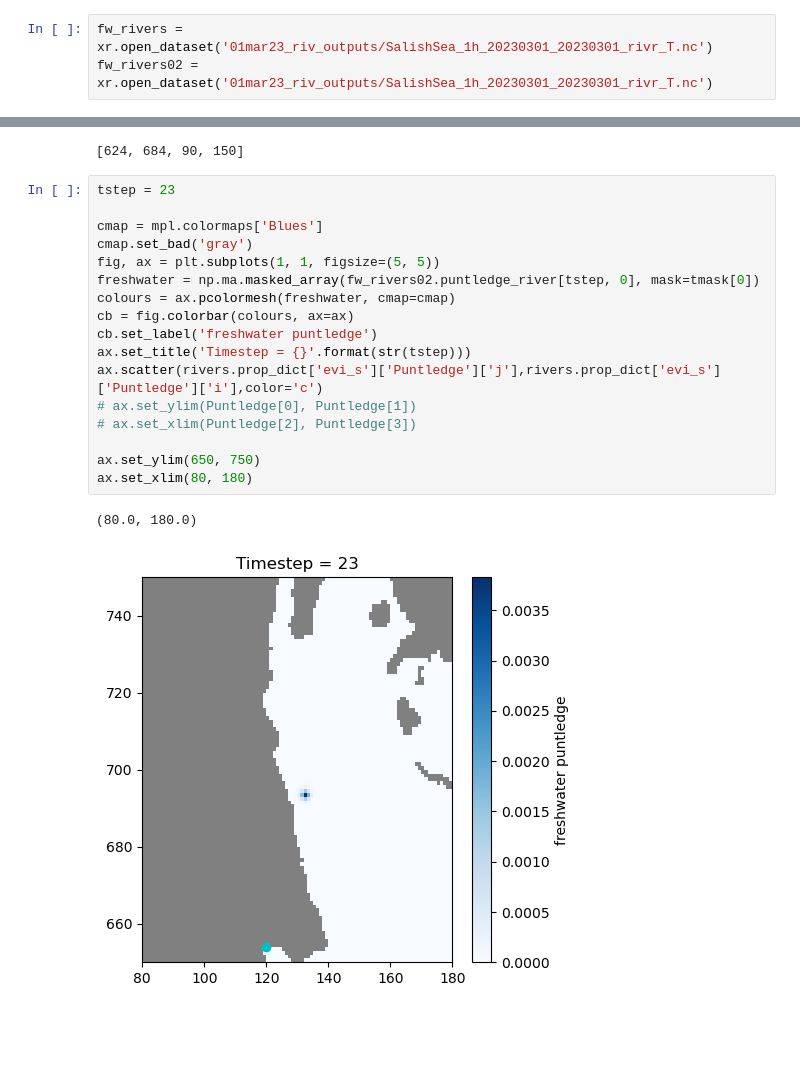
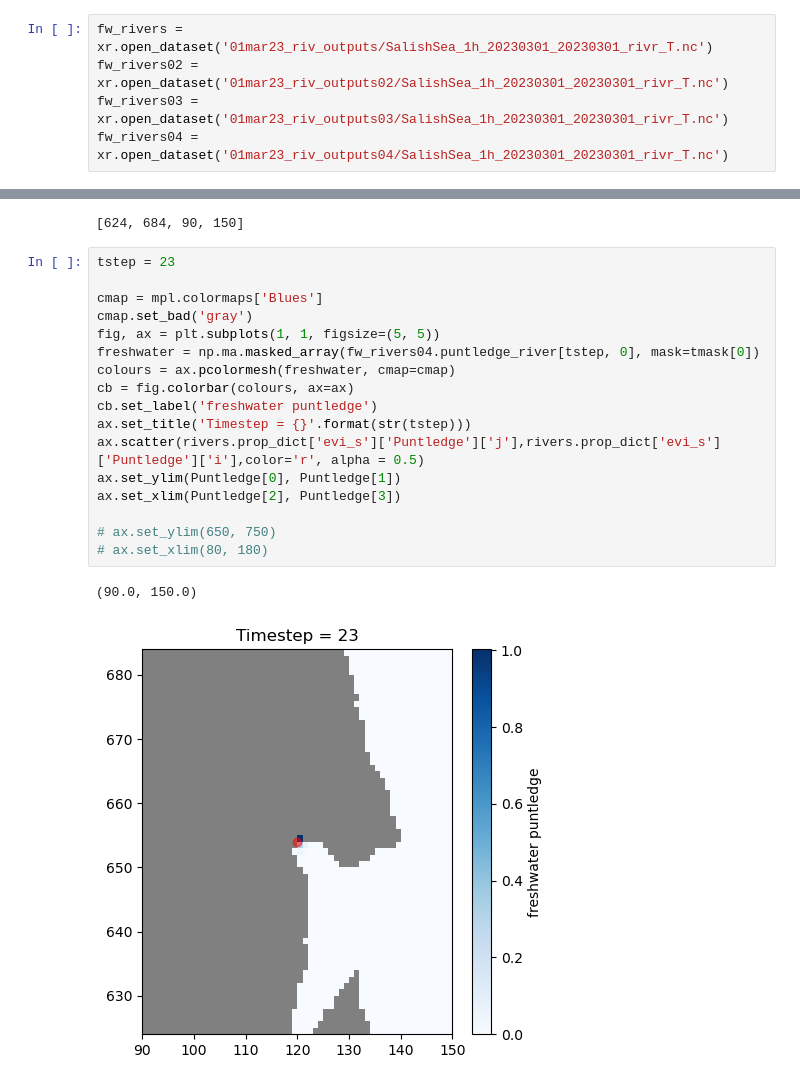
Before and after one commit to SalishSeaCast/analysis-cassidy, a Jupyter notebook: notebooks/river_dye_trace/look_at_results.ipynb, the cells around one changed output, grey strips where cells are left out. Drawn from its saved outputs; the diff is of its cells as text; blank space fills up the shorter version.

```diff
--- a/notebooks/river_dye_trace/look_at_results.ipynb
+++ b/notebooks/river_dye_trace/look_at_results.ipynb
@@ -63,6 +65,8 @@ phys_rivers02 = xr.open_dataset('01mar23_riv_outputs/SalishSea_1h_20230301_20230
 # %%
 fw_rivers = xr.open_dataset('01mar23_riv_outputs/SalishSea_1h_20230301_20230301_rivr_T.nc')
-fw_rivers02 = xr.open_dataset('01mar23_riv_outputs/SalishSea_1h_20230301_20230301_rivr_T.nc')
+fw_rivers02 = xr.open_dataset('01mar23_riv_outputs02/SalishSea_1h_20230301_20230301_rivr_T.nc')
+fw_rivers03 = xr.open_dataset('01mar23_riv_outputs03/SalishSea_1h_20230301_20230301_rivr_T.nc')
+fw_rivers04 = xr.open_dataset('01mar23_riv_outputs04/SalishSea_1h_20230301_20230301_rivr_T.nc')
 # %%
 uvels = xr.open_dataset('01mar23_fix/SalishSea_1h_20230401_20230401_grid_U.nc')
 # %%
@@ -258,23 +318,23 @@ Puntledge
 # %%
 tstep = 23
 
 cmap = mpl.colormaps['Blues']
 cmap.set_bad('gray')
 fig, ax = plt.subplots(1, 1, figsize=(5, 5))
-freshwater = np.ma.masked_array(fw_rivers02.puntledge_river[tstep, 0], mask=tmask[0])
+freshwater = np.ma.masked_array(fw_rivers04.puntledge_river[tstep, 0], mask=tmask[0])
 colours = ax.pcolormesh(freshwater, cmap=cmap)
 cb = fig.colorbar(colours, ax=ax)
 cb.set_label('freshwater puntledge')
 ax.set_title('Timestep = {}'.format(str(tstep)))
-ax.scatter(rivers.prop_dict['evi_s']['Puntledge']['j'],rivers.prop_dict['evi_s']['Puntledge']['i'],color='c')
-# ax.set_ylim(Puntledge[0], Puntledge[1])
-# ax.set_xlim(Puntledge[2], Puntledge[3])
+ax.scatter(rivers.prop_dict['evi_s']['Puntledge']['j'],rivers.prop_dict['evi_s']['Puntledge']['i'],color='r', alpha = 0.5)
+ax.set_ylim(Puntledge[0], Puntledge[1])
+ax.set_xlim(Puntledge[2], Puntledge[3])
 
-ax.set_ylim(650, 750)
-ax.set_xlim(80, 180)
+# ax.set_ylim(650, 750)
+# ax.set_xlim(80, 180)
 # %% [output]
-(80.0, 180.0)
+(90.0, 150.0)
-[figure, old version]
+[figure, new version]
 # %%
 tstep = 23
 
```
Also changed, not shown: parts of 13 cells of this notebook.
